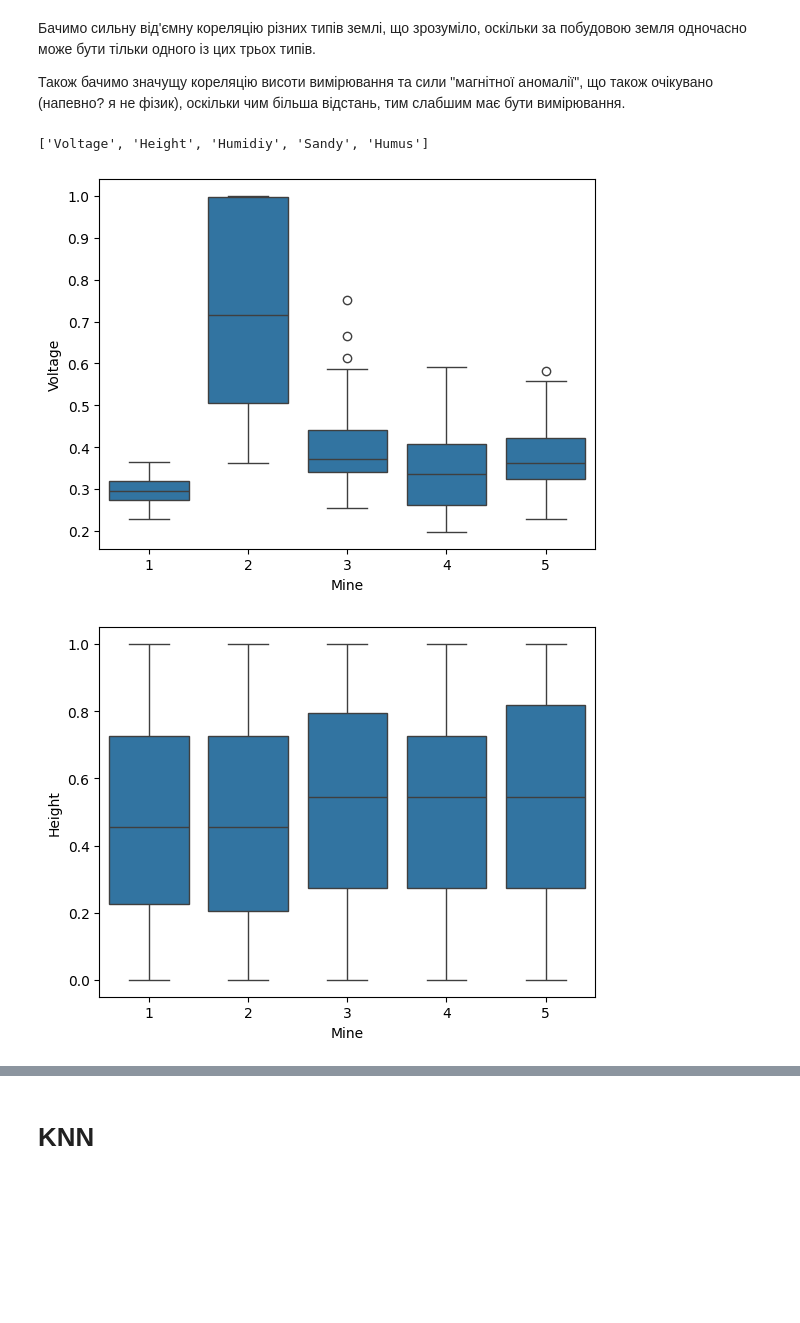
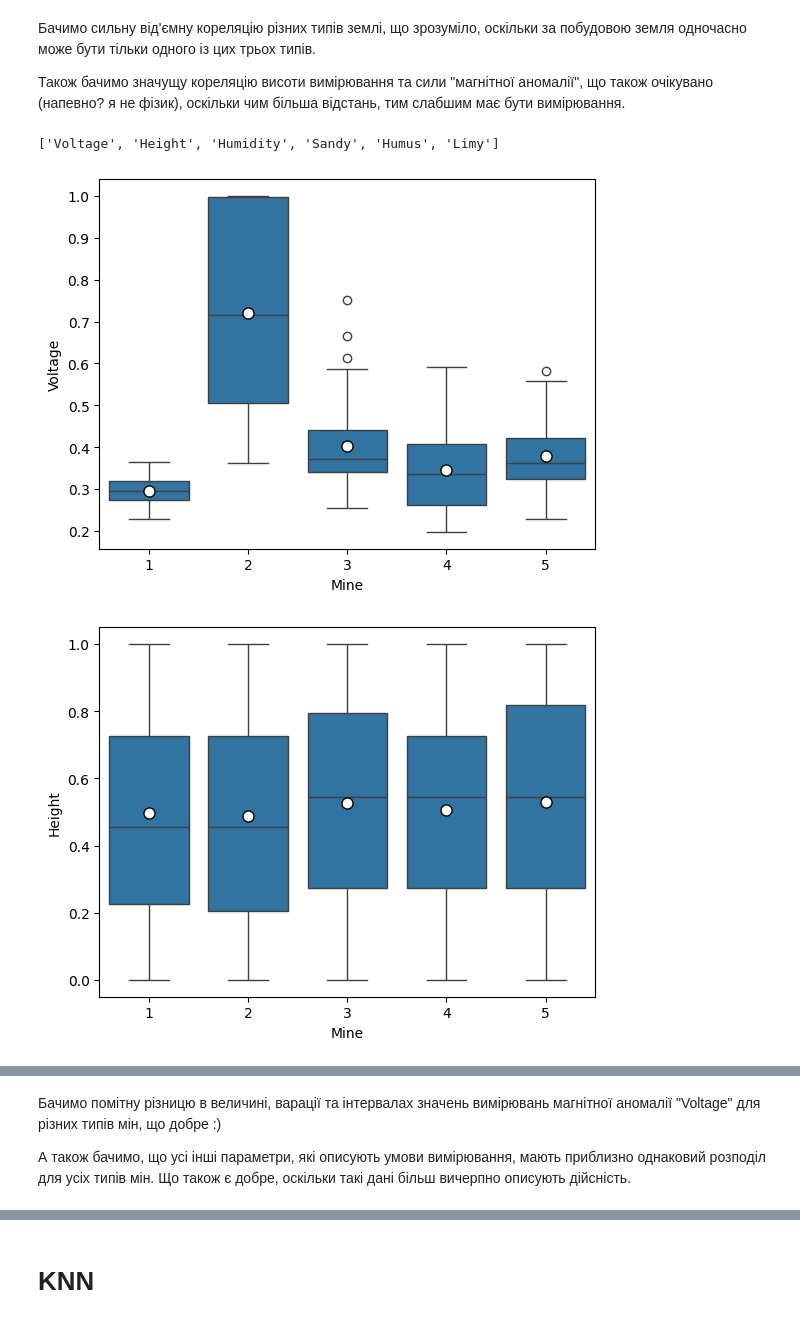
Before and after one commit to Matwitch/Lab1_Classification, a Jupyter notebook: lab.ipynb, the cells around one changed output, grey strips where cells are left out. Cells and saved outputs as stored; diff of their text form; code cells hidden in the pictures; blank space fills up the shorter version.

```diff
--- a/lab.ipynb
+++ b/lab.ipynb
@@ -42,16 +42,3 @@ data.head(7)
 | Humid and Sandy   | 1         | 1     | 0     | 0     |
 | Humid and Humus   | 1         | 0     | 1     | 0     |
 | Humid and Limy    | 1         | 0     | 0     | 1     |
-# %%
-data['SH'] = (data.loc[:, 'S'] < 0.5).astype(float)
-
-data['ST'] = (data.loc[:, 'S'] * 10) % 6
-data_encoded = pd.get_dummies(data, columns=['ST', ])
-data_encoded[['ST_0.0', 'ST_2.0', 'ST_4.0']] = data_encoded[['ST_0.0', 'ST_2.0', 'ST_4.0']].astype(float)
-
-
-
-DF = data_encoded[['V', 'H', 'SH', 'ST_0.0', 'ST_2.0', 'ST_4.0', 'M']]
-DF = DF.rename(columns={'V': 'Voltage', 'H': 'Height', 'SH': 'Humidiy', 'ST_0.0': 'Sandy',
-                   'ST_2.0': 'Humus', 'ST_4.0': 'Limy', 'M': 'Mine'})
-DF.head(20)
@@ -75,0 +45,17 @@ DF.head(20)
+# %%
+from sklearn.preprocessing import OneHotEncoder, LabelEncoder
+
+# Separate into separate Wet/Dry and Soil type
+data['SH'] = (data.loc[:, 'S'] > 0.5).astype(float)
+data['ST'] = (data.loc[:, 'S'] * 10) % 6
+
+# One-Hot-Encoding of Soil types
+enc_s = OneHotEncoder()
+data[['Sandy', 'Humus', 'Limy']] = enc_s.fit_transform(data[['ST']]).toarray()
+
+# Table cleaning
+DF = data.drop(['ST', 'S'], axis=1)
+DF = DF.drop(['M'], axis=1).join(DF['M'])
+DF = DF.rename(columns={'V': 'Voltage', 'H': 'Height', 'SH': 'Humidity', 'M': 'Mine'})
+
+DF.head(32)
@@ -110,13 +112,15 @@ sns.heatmap(DF.corr(), annot=True)
 
 Також бачимо значущу кореляцію висоти вимірювання та сили "магнітної аномалії", що також очікувано (напевно? я не фізик), оскільки чим більша відстань, тим слабшим має бути вимірювання.
 # %%
-feature_names = list(DF.columns.values)[:-2]
+feature_names = list(DF.columns.values)[:-1]
 print(feature_names)
 
 for i in range(len(feature_names)):
     figure = plt.figure()
-    ax = sns.boxplot(x='Mine', y=feature_names[i], data=DF)
+    ax = sns.boxplot(x='Mine', y=feature_names[i], data=DF,
+                     showmeans=True,
+                     meanprops={'marker':'o','markerfacecolor':'white','markeredgecolor':'black','markersize':'8'})
 # %% [output]
-['Voltage', 'Height', 'Humidiy', 'Sandy', 'Humus']
+['Voltage', 'Height', 'Humidity', 'Sandy', 'Humus', 'Limy']
-[figure, old version]
+[figure, new version]
-[figure, old version]
+[figure, new version]
@@ -125,0 +131,5 @@ for i in range(len(feature_names)):
+# %% [markdown]
+Бачимо помітну різницю в величині, варації та інтервалах значень вимірювань магнітної аномалії "Voltage" для різних типів мін, що добре :)
+
+
+А також бачимо, що усі інші параметри, які описують умови вимірювання, мають приблизно однаковий розподіл для усіх типів мін. Що також є добре, оскільки такі дані більш вичерпно описують дійсність.
```
Also changed, not shown: parts of 15 cells of this notebook, 2 other files.
